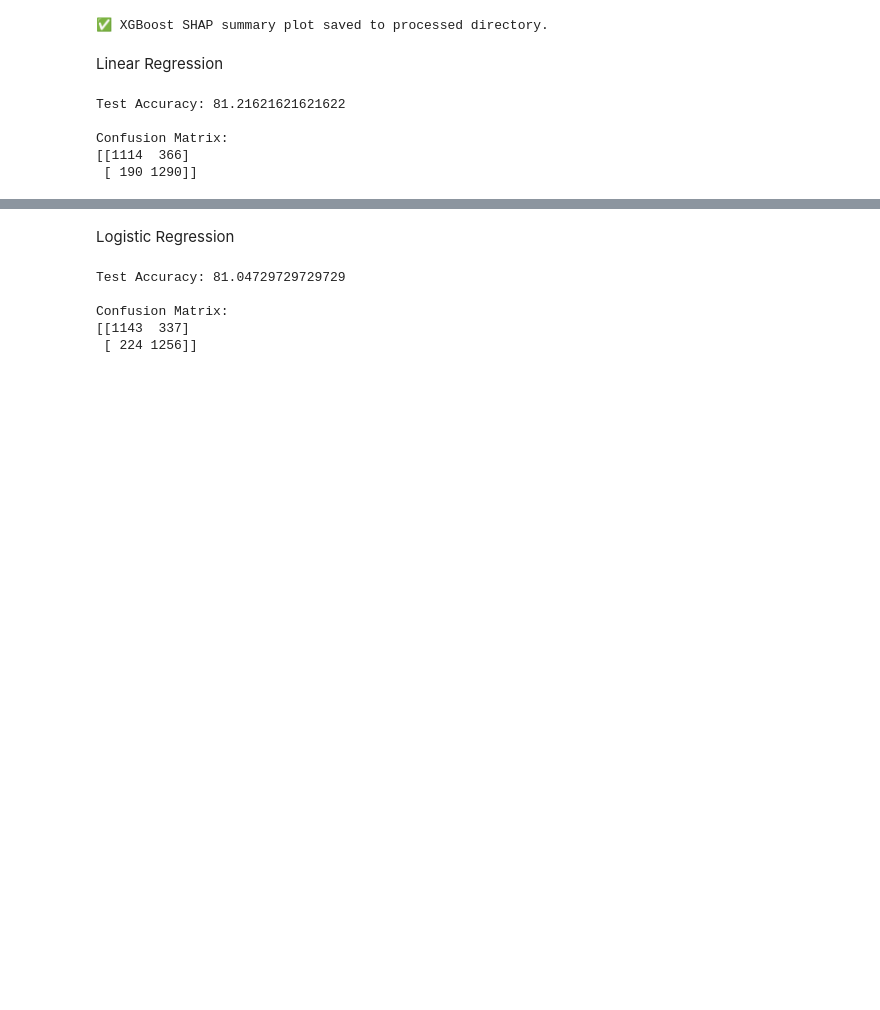
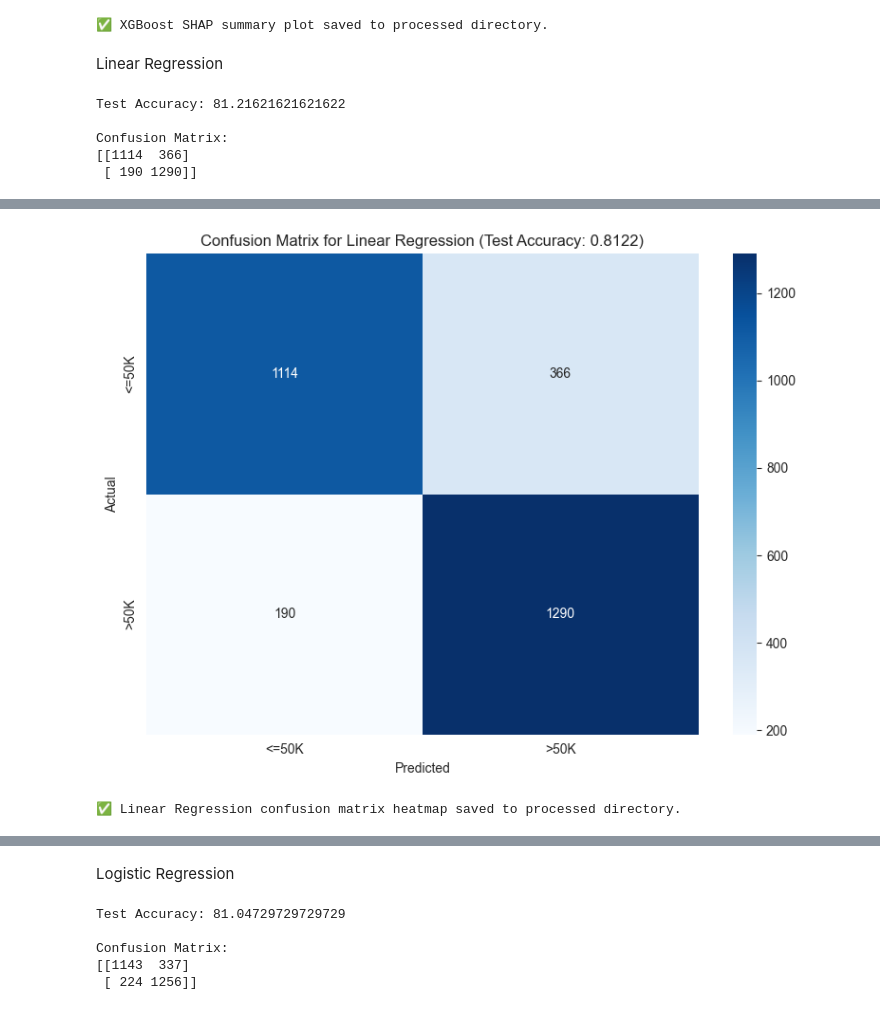
Before and after one commit to NandunSamarasekara/Machine-Learning-model-to-predit-Income, a Jupyter notebook: group_pipeline.ipynb, the cells around one changed output, grey strips where cells are left out. Drawn from its saved outputs; the diff is of its cells as text; code cells hidden in the pictures; blank space fills up the shorter version.

```diff
--- a/group_pipeline.ipynb
+++ b/group_pipeline.ipynb
@@ -996,0 +1036,49 @@ Confusion Matrix:
+# %%
+import pandas as pd
+import seaborn as sns
+import matplotlib.pyplot as plt
+import os
+from sklearn.linear_model import LinearRegression
+from sklearn.metrics import confusion_matrix, accuracy_score
+
+# Load the scaled datasets
+processed_dir = r"E:\AIML_Project\results\outputs"
+train_df = pd.read_csv(os.path.join(processed_dir, 'IT_24102080_scaled_train.csv'))
+test_df = pd.read_csv(os.path.join(processed_dir, 'IT_24102080_scaled_test.csv'))
+
+# Separate features and target
+X_train = train_df.drop('income', axis=1)
+y_train = train_df['income']
+X_test = test_df.drop('income', axis=1)
+y_test = test_df['income']
+
+# Train Linear Regression
+model = LinearRegression()
+model.fit(X_train, y_train)
+
+# Predict on test set and threshold
+y_pred = model.predict(X_test)
+y_pred_class = (y_pred > 0.5).astype(int)
+
+# Calculate accuracy
+accuracy = accuracy_score(y_test, y_pred_class)
+
+# Generate confusion matrix
+conf_matrix = confusion_matrix(y_test, y_pred_class)
+
+# Plot confusion matrix heatmap
+plt.figure(figsize=(8, 6))
+sns.heatmap(conf_matrix, annot=True, fmt='d', cmap='Blues', xticklabels=['<=50K', '>50K'], yticklabels=['<=50K', '>50K'])
+plt.title(f'Confusion Matrix for Linear Regression (Test Accuracy: {accuracy:.4f})')
+plt.xlabel('Predicted')
+plt.ylabel('Actual')
+plt.tight_layout()
+
+# Save the plot
+visualization_dir = r"E:\AIML_Project\results\eda_visualizations"
+plt.savefig(os.path.join(visualization_dir, 'linear_regression_confusion_matrix.png'))
+plt.show()
+print("✅ Linear Regression confusion matrix heatmap saved to processed directory.")
+# %% [output]
+[figure, added]
+✅ Linear Regression confusion matrix heatmap saved to processed directory.
```
Also changed, not shown: parts of 4 cells of this notebook, 5 other files.
